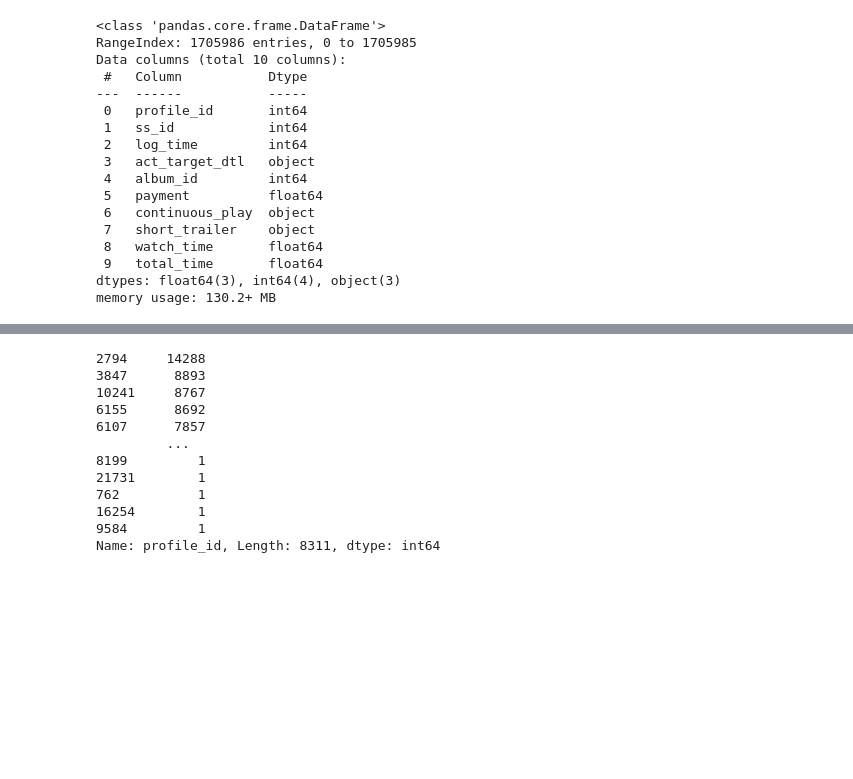
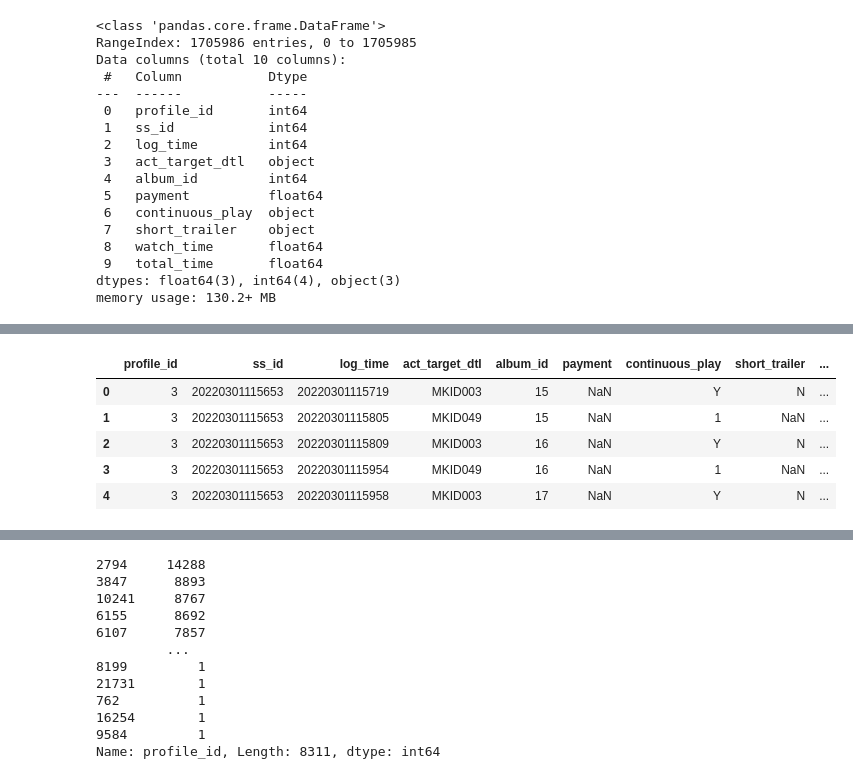
Before and after one commit to keunjoo-tak/Uplus_AI, a Jupyter notebook: eda.ipynb, the cells around one changed output, grey strips where cells are left out. Drawn from its saved outputs; the diff is of its cells as text; code cells hidden in the pictures; blank space fills up the shorter version.

```diff
--- a/eda.ipynb
+++ b/eda.ipynb
@@ -367,0 +336,18 @@ info :  None
+# %%
+# 2022 03 01 11 57 19
+# record_df['year'] =
+record_df['yyyy'] = record_df['log_time'].str.slice(0,4)
+record_df['mm'] = record_df['log_time'].str.slice(4,6)
+record_df['dd'] = record_df['log_time'].str.slice(6,8)
+record_df['hh'] = record_df['log_time'].str.slice(8,10)
+record_df['mm'] = record_df['log_time'].str.slice(10,12)
+record_df['ss'] = record_df['log_time'].str.slice(12,14)
+
+record_df.head()
+# %% [output]
+|  | profile_id | ss_id | log_time | act_target_dtl | album_id | payment | continuous_play | short_trailer | ... |
+| 0 | 3 | 20220301115653 | 20220301115719 | MKID003 | 15 | NaN | Y | N | ... |
+| 1 | 3 | 20220301115653 | 20220301115805 | MKID049 | 15 | NaN | 1 | NaN | ... |
+| 2 | 3 | 20220301115653 | 20220301115809 | MKID003 | 16 | NaN | Y | N | ... |
+| 3 | 3 | 20220301115653 | 20220301115954 | MKID049 | 16 | NaN | 1 | NaN | ... |
+| 4 | 3 | 20220301115653 | 20220301115958 | MKID003 | 17 | NaN | Y | N | ... |
```
Also changed, not shown: parts of 14 cells of this notebook, 1 other file.
